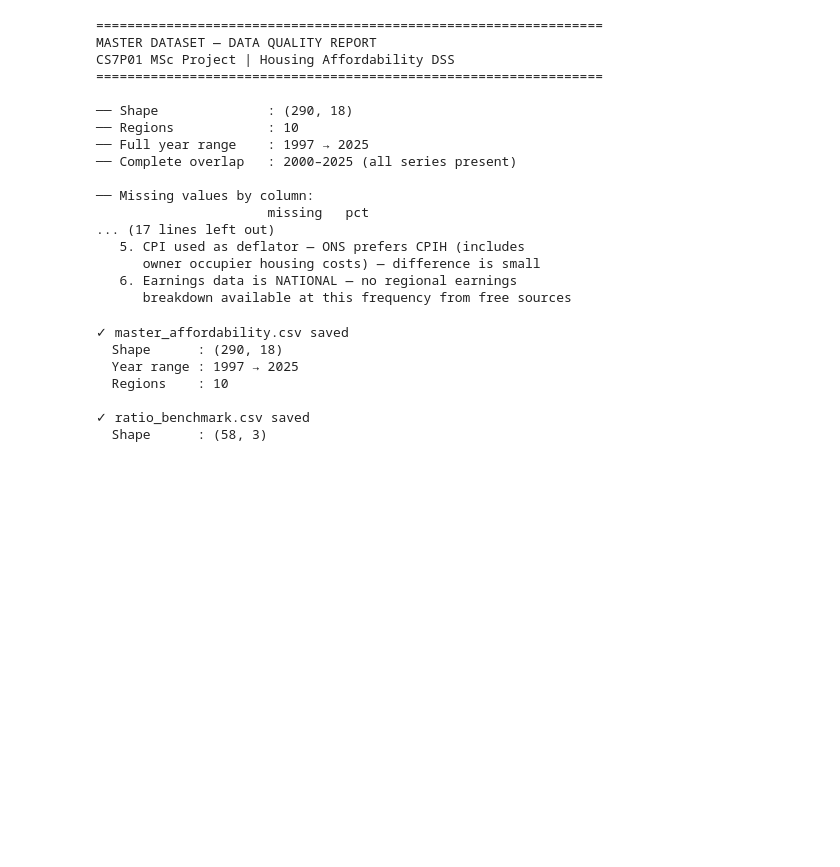
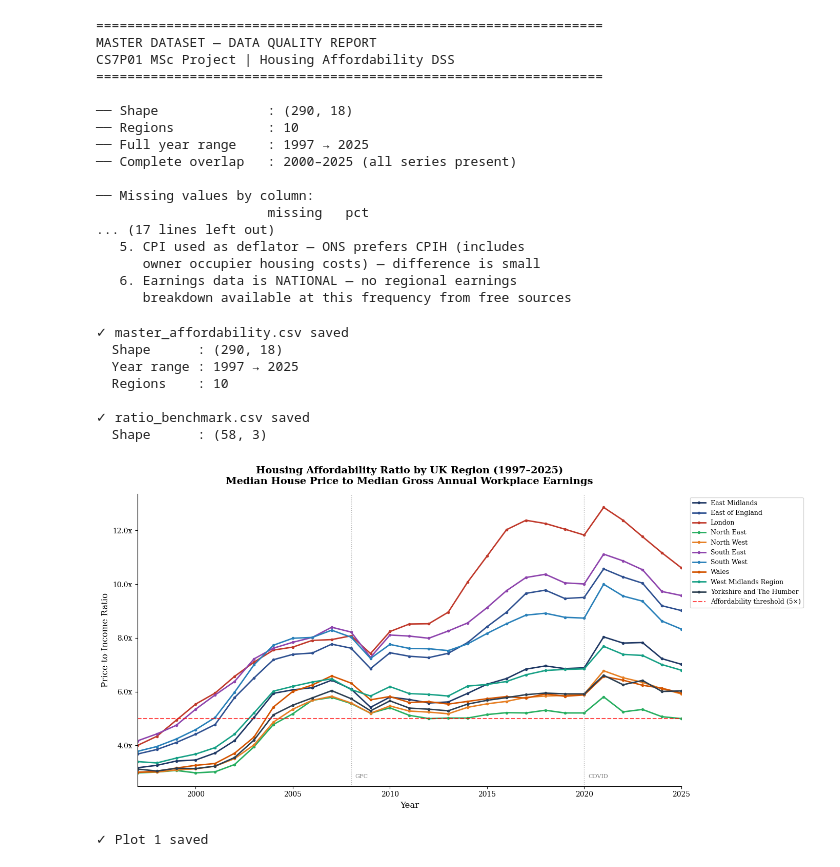
Before and after one commit to koinchsushan/houseAffordabilityDSS, a Jupyter notebook: notebooks/01_eda.ipynb, the cells around one changed output. Cells and saved outputs as stored; diff of their text form; code cells hidden in the pictures; blank space fills up the shorter version.

Commit message:
EDA complete — 7 plots, master dataset, ADF tests, stationarity decision documented

```diff
--- a/notebooks/01_eda.ipynb
+++ b/notebooks/01_eda.ipynb
@@ -974,3 +974,60 @@ print(f"  Shape      : {ratio_benchmark.shape}")
 
 ✓ ratio_benchmark.csv saved
   Shape      : (58, 3)
+# %%
+# ============================================================
+# CELL 19 — Plot 1: Affordability ratio trends by region
+#
+# Research Question 1: How has housing affordability evolved
+# across UK regions over time?
+#
+# This is your headline visualisation — it tells the entire
+# story of UK regional affordability in one chart.
+# ============================================================
+
+fig, ax = plt.subplots(figsize=(14, 7))
+
+for i, region in enumerate(sorted(master['region'].unique())):
+    data = master[master['region'] == region].sort_values('year')
+    ax.plot(
+        data['year'],
+        data['affordability_ratio'],
+        label=region,
+        color=PALETTE[i],
+        linewidth=2,
+        marker='o',
+        markersize=3
+    )
+
+# ONS policy affordability threshold — homes costing more
+# than 5x earnings are classified as unaffordable by ONS
+ax.axhline(
+    y=5, color='red', linestyle='--',
+    linewidth=1.5, alpha=0.7,
+    label='Affordability threshold (5×)'
+)
+
+# Mark key events
+ax.axvline(x=2008, color='grey', linestyle=':', linewidth=1, alpha=0.6)
+ax.axvline(x=2020, color='grey', linestyle=':', linewidth=1, alpha=0.6)
+ax.text(2008.2, ax.get_ylim()[0] + 0.3, 'GFC', fontsize=8, color='grey')
+ax.text(2020.2, ax.get_ylim()[0] + 0.3, 'COVID', fontsize=8, color='grey')
+
+ax.set_title(
+    'Housing Affordability Ratio by UK Region (1997–2025)\n'
+    'Median House Price to Median Gross Annual Workplace Earnings',
+    fontweight='bold'
+)
+ax.set_xlabel('Year')
+ax.set_ylabel('Price-to-Income Ratio')
+ax.set_xlim(1997, 2025)
+ax.yaxis.set_major_formatter(mticker.FormatStrFormatter('%.1fx'))
+ax.legend(bbox_to_anchor=(1.01, 1), loc='upper left', fontsize=9)
+
+plt.tight_layout()
+plt.savefig(PROCESSED + 'plot1_affordability_trends.png', dpi=150, bbox_inches='tight')
+plt.show()
+print("✓ Plot 1 saved")
+# %% [output]
+[figure, added]
+✓ Plot 1 saved
```
Also changed, not shown: parts of 10 cells of this notebook.
